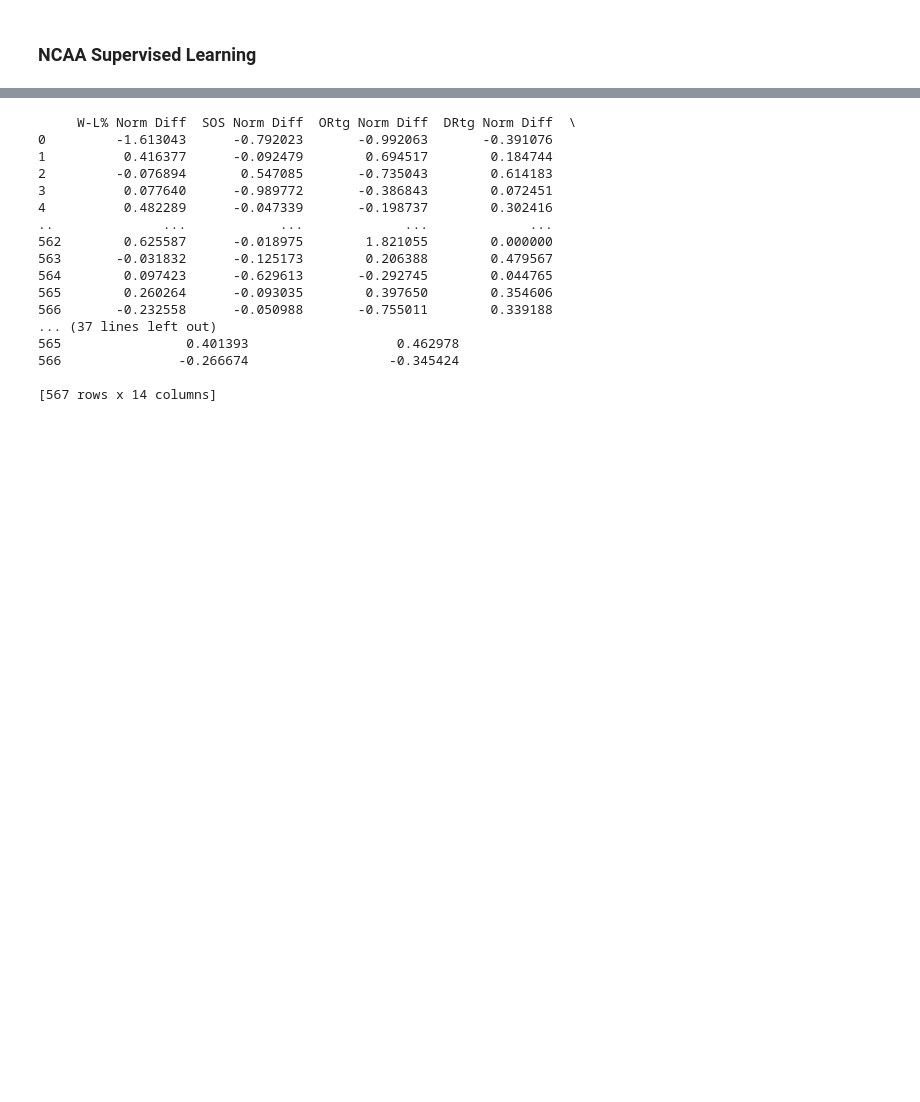
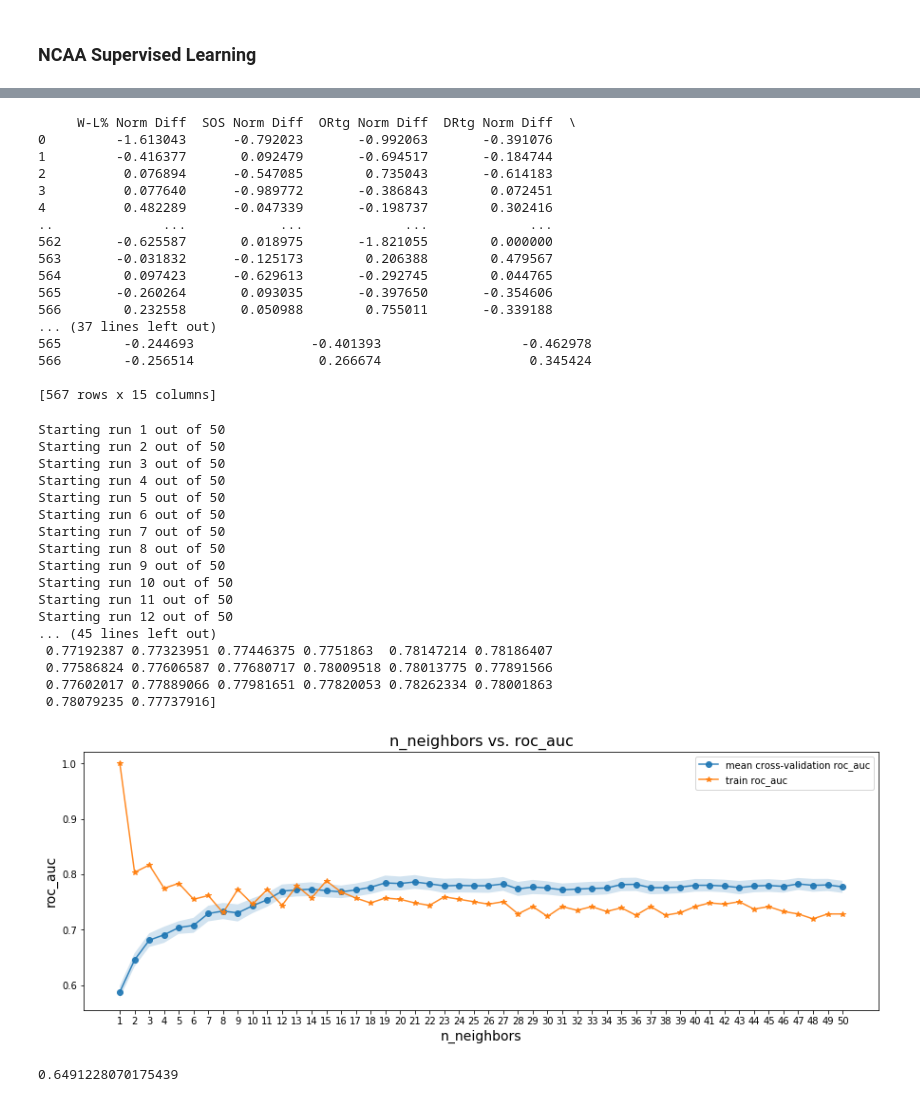
Before and after one commit to MaxMay95/CS7641-NCAA-Predictions, a Jupyter notebook: Longchao_Jia.ipynb, the cells around one changed output, grey strips where cells are left out. Saved outputs shown, nothing was run; the diff lists cells and outputs as text; code cells hidden in the pictures; blank space fills up the shorter version.

```diff
--- a/Longchao_Jia.ipynb
+++ b/Longchao_Jia.ipynb
@@ -44,24 +29,23 @@ output = dataset['Team1 result']
 label = sklearn.preprocessing.LabelEncoder()
 output = label.fit_transform(output)
 # %%
-dataset = dataset.loc[:, dataset.columns.str.contains('Norm')]
-dataset = dataset.drop(['Seed Norm Diff'], axis=1)
-print(dataset)
+x = dataset.loc[:, dataset.columns.str.contains('Norm')]
+print(x)
 # %% [output]
      W-L% Norm Diff  SOS Norm Diff  ORtg Norm Diff  DRtg Norm Diff  \
 0         -1.613043      -0.792023       -0.992063       -0.391076
-1          0.416377      -0.092479        0.694517        0.184744
-2         -0.076894       0.547085       -0.735043        0.614183
+1         -0.416377       0.092479       -0.694517       -0.184744
+2          0.076894      -0.547085        0.735043       -0.614183
 3          0.077640      -0.989772       -0.386843        0.072451
 4          0.482289      -0.047339       -0.198737        0.302416
 ..              ...            ...             ...             ...
-562        0.625587      -0.018975        1.821055        0.000000
+562       -0.625587       0.018975       -1.821055        0.000000
 563       -0.031832      -0.125173        0.206388        0.479567
 564        0.097423      -0.629613       -0.292745        0.044765
-565        0.260264      -0.093035        0.397650        0.354606
-566       -0.232558      -0.050988       -0.755011        0.339188
+565       -0.260264       0.093035       -0.397650       -0.354606
+566        0.232558       0.050988        0.755011       -0.339188
 ... (37 lines left out)
-565                0.401393                   0.462978
-566               -0.266674                  -0.345424
+565        -0.244693               -0.401393                  -0.462978
+566        -0.256514                0.266674                   0.345424
 
-[567 rows x 14 columns]
+[567 rows x 15 columns]
@@ -67,0 +59,33 @@ print(dataset)
+# %%
+neighbors = [{'n_neighbors':x} for x in range(1, 51)]
+cv_results = run_cross_validation(x_train_pca, y_train, neighbors, KNeighborsClassifier, scoring='roc_auc')
+print(max(cv_results[0]))
+print(cv_results[3])
+print(cv_results[0])
+# %% [output]
+Starting run 1 out of 50
+Starting run 2 out of 50
+Starting run 3 out of 50
+Starting run 4 out of 50
+Starting run 5 out of 50
+Starting run 6 out of 50
+Starting run 7 out of 50
+Starting run 8 out of 50
+Starting run 9 out of 50
+Starting run 10 out of 50
+Starting run 11 out of 50
+Starting run 12 out of 50
+... (45 lines left out)
+ 0.77192387 0.77323951 0.77446375 0.7751863  0.78147214 0.78186407
+ 0.77586824 0.77606587 0.77680717 0.78009518 0.78013775 0.77891566
+ 0.77602017 0.77889066 0.77981651 0.77820053 0.78262334 0.78001863
+ 0.78079235 0.77737916]
+[figure, added]
+# %%
+knn = KNeighborsClassifier(n_neighbors=5)
+knn.fit(x_train_pca, y_train)
+y_pred = knn.predict(scale_pca_pipe.transform(x_test))
+
+accuracy_score(y_pred, y_test)
+# %% [output]
+0.6491228070175439
```
Also changed, not shown: parts of 14 cells of this notebook, 7 other files.
